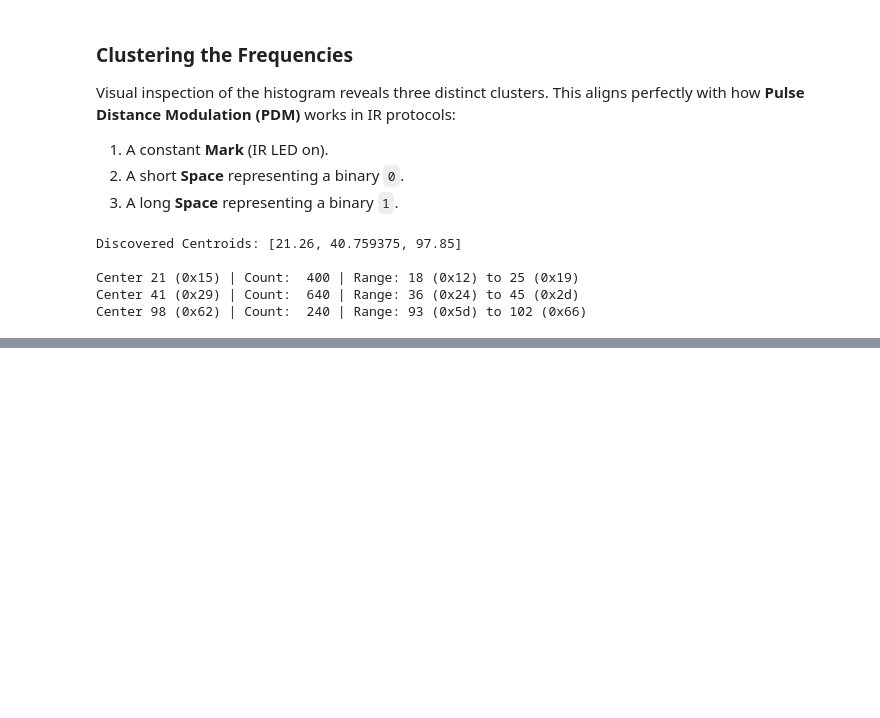
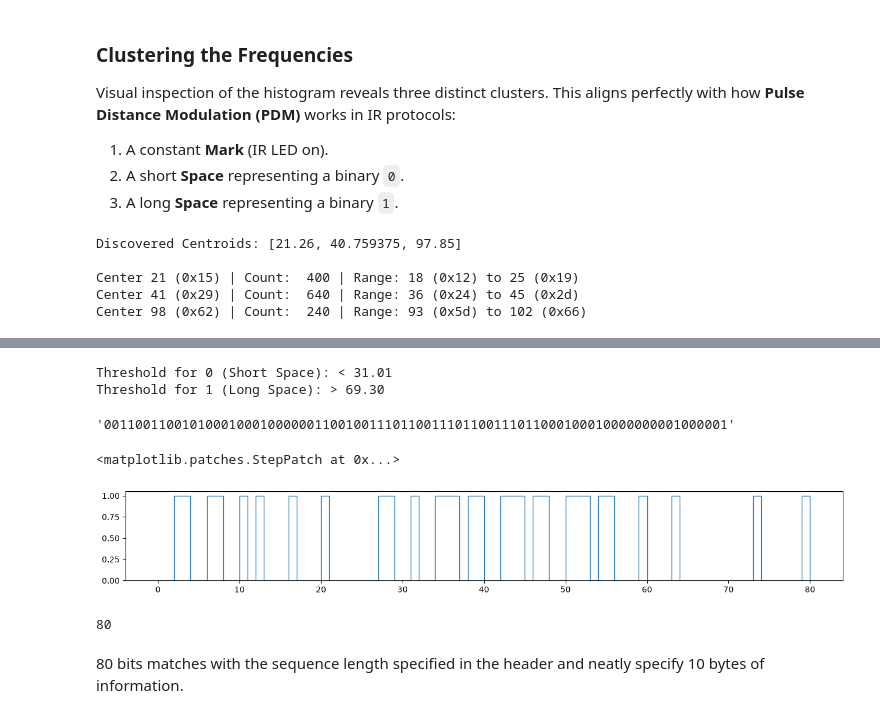
Before and after one commit to Shresht7/esphome-voltas-ac-climate-ir, a Jupyter notebook: protocol/notebook.ipynb, the cells around one changed output, grey strips where cells are left out. Saved outputs shown, nothing was run; the diff lists cells and outputs as text; code cells hidden in the pictures; blank space fills up the shorter version.

```diff
--- a/protocol/notebook.ipynb
+++ b/protocol/notebook.ipynb
@@ -314,0 +319,10 @@ The IR Protocol has an alternating Mark-Space sequence. Here we can observe that
+# %%
+# Calculate the thresholds using the centroids
+midpoint_low = (centroids[0] + centroids[1]) / 2
+midpoint_high = (centroids[1] + centroids[2]) / 2
+
+print(f"Threshold for 0 (Short Space): < {midpoint_low:.2f}")
+print(f"Threshold for 1 (Long Space): > {midpoint_high:.2f}\n")
+# %% [output]
+Threshold for 0 (Short Space): < 31.01
+Threshold for 1 (Long Space): > 69.30
@@ -314,0 +343,17 @@ The IR Protocol has an alternating Mark-Space sequence. Here we can observe that
+# %%
+_bits = "".join([str(b) for b in pronto_codes[0]['bits']])
+_bits
+# %% [output]
+'00110011001010001000100000011001001110110011101100111011000100010000000001000001'
+# %%
+plt.figure(figsize=(16, 2))
+plt.stairs(pronto_codes[0]['bits'])
+# %% [output]
+<matplotlib.patches.StepPatch at 0x...>
+[figure, added]
+# %%
+len(_bits)
+# %% [output]
+80
+# %% [markdown]
+80 bits matches with the sequence length specified in the header and neatly specify 10 bytes of information.
```
Also changed, not shown: parts of 3 cells of this notebook.
